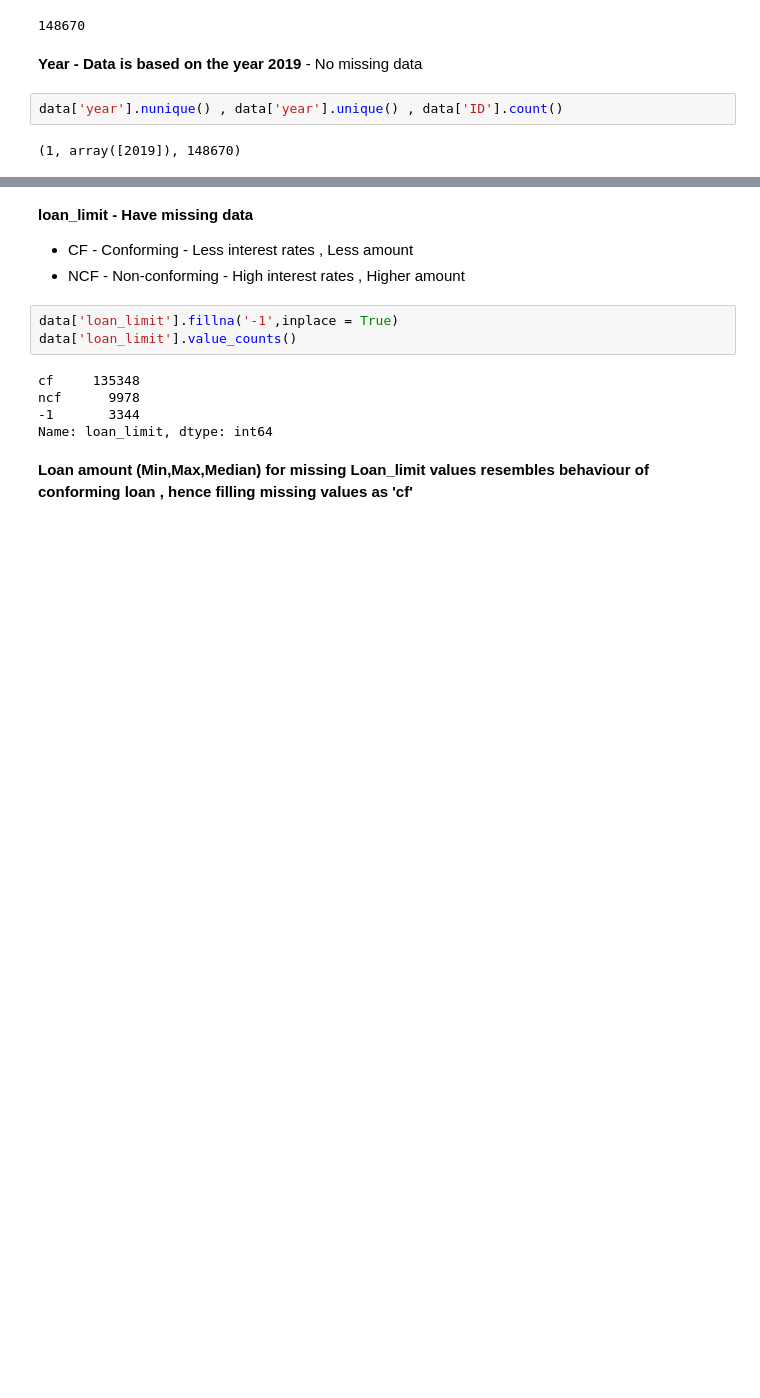
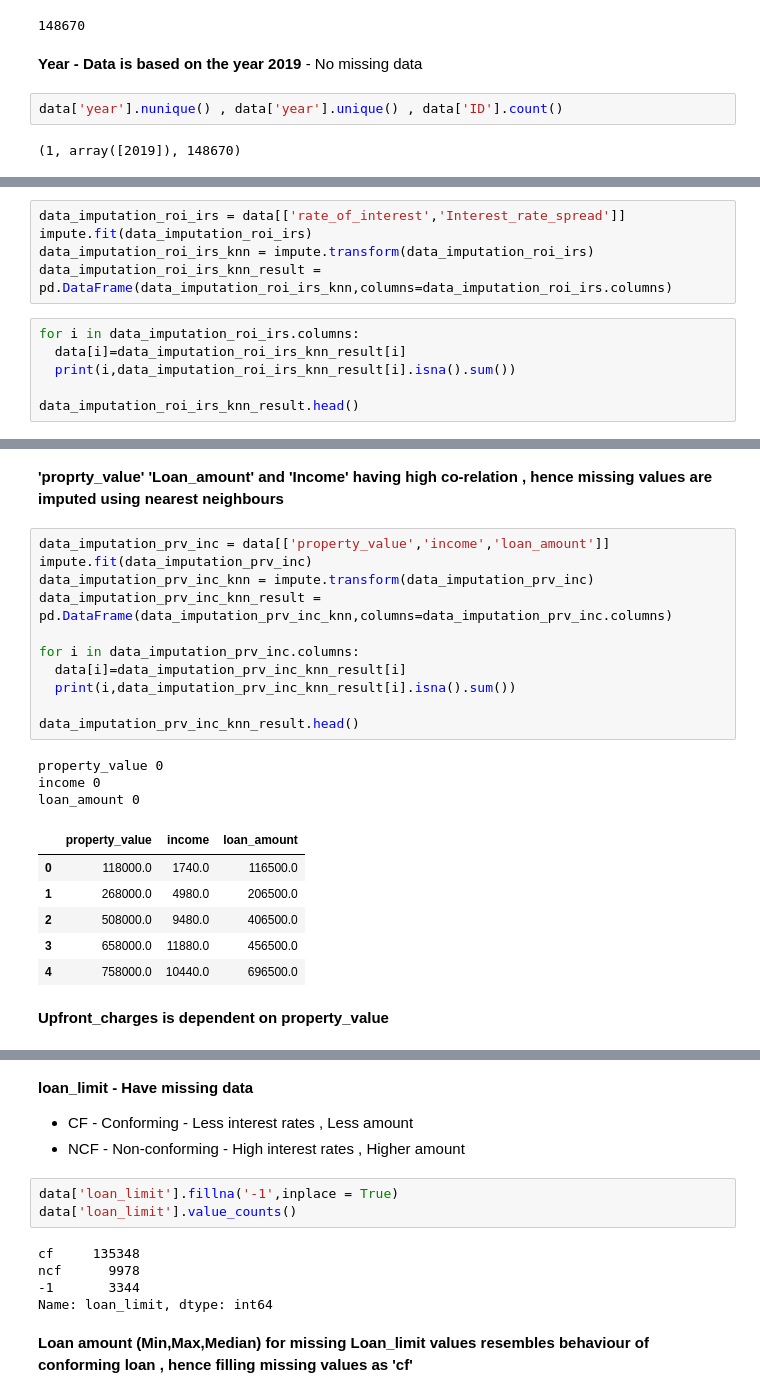
Before and after one commit to venkatesh-manikumar/Datascience-Assignments, a Jupyter notebook: Loan_Default_Data_preprocessing.ipynb, the cells around one changed output, grey strips where cells are left out. Drawn from its saved outputs; the diff is of its cells as text; blank space fills up the shorter version.

```diff
--- a/Loan_Default_Data_preprocessing.ipynb
+++ b/Loan_Default_Data_preprocessing.ipynb
@@ -81,0 +125,11 @@ data['year'].nunique() , data['year'].unique() , data['ID'].count()
+# %%
+data_imputation_roi_irs = data[['rate_of_interest','Interest_rate_spread']]
+impute.fit(data_imputation_roi_irs)
+data_imputation_roi_irs_knn = impute.transform(data_imputation_roi_irs)
+data_imputation_roi_irs_knn_result = pd.DataFrame(data_imputation_roi_irs_knn,columns=data_imputation_roi_irs.columns)
+# %%
+for i in data_imputation_roi_irs.columns:
+  data[i]=data_imputation_roi_irs_knn_result[i]
+  print(i,data_imputation_roi_irs_knn_result[i].isna().sum())
+
+data_imputation_roi_irs_knn_result.head()
@@ -81,0 +145,25 @@ data['year'].nunique() , data['year'].unique() , data['ID'].count()
+# %% [markdown]
+**'proprty_value' 'Loan_amount' and 'Income' having high co-relation , hence missing values are imputed using nearest neighbours**
+# %%
+data_imputation_prv_inc = data[['property_value','income','loan_amount']]
+impute.fit(data_imputation_prv_inc)
+data_imputation_prv_inc_knn = impute.transform(data_imputation_prv_inc)
+data_imputation_prv_inc_knn_result = pd.DataFrame(data_imputation_prv_inc_knn,columns=data_imputation_prv_inc.columns)
+
+for i in data_imputation_prv_inc.columns:
+  data[i]=data_imputation_prv_inc_knn_result[i]
+  print(i,data_imputation_prv_inc_knn_result[i].isna().sum())
+
+data_imputation_prv_inc_knn_result.head()
+# %% [output]
+property_value 0
+income 0
+loan_amount 0
+|  | property_value | income | loan_amount |
+| 0 | 118000.0 | 1740.0 | 116500.0 |
+| 1 | 268000.0 | 4980.0 | 206500.0 |
+| 2 | 508000.0 | 9480.0 | 406500.0 |
+| 3 | 658000.0 | 11880.0 | 456500.0 |
+| 4 | 758000.0 | 10440.0 | 696500.0 |
+# %% [markdown]
+**Upfront_charges is dependent on property_value**
```
Also changed, not shown: parts of 23 cells of this notebook.
